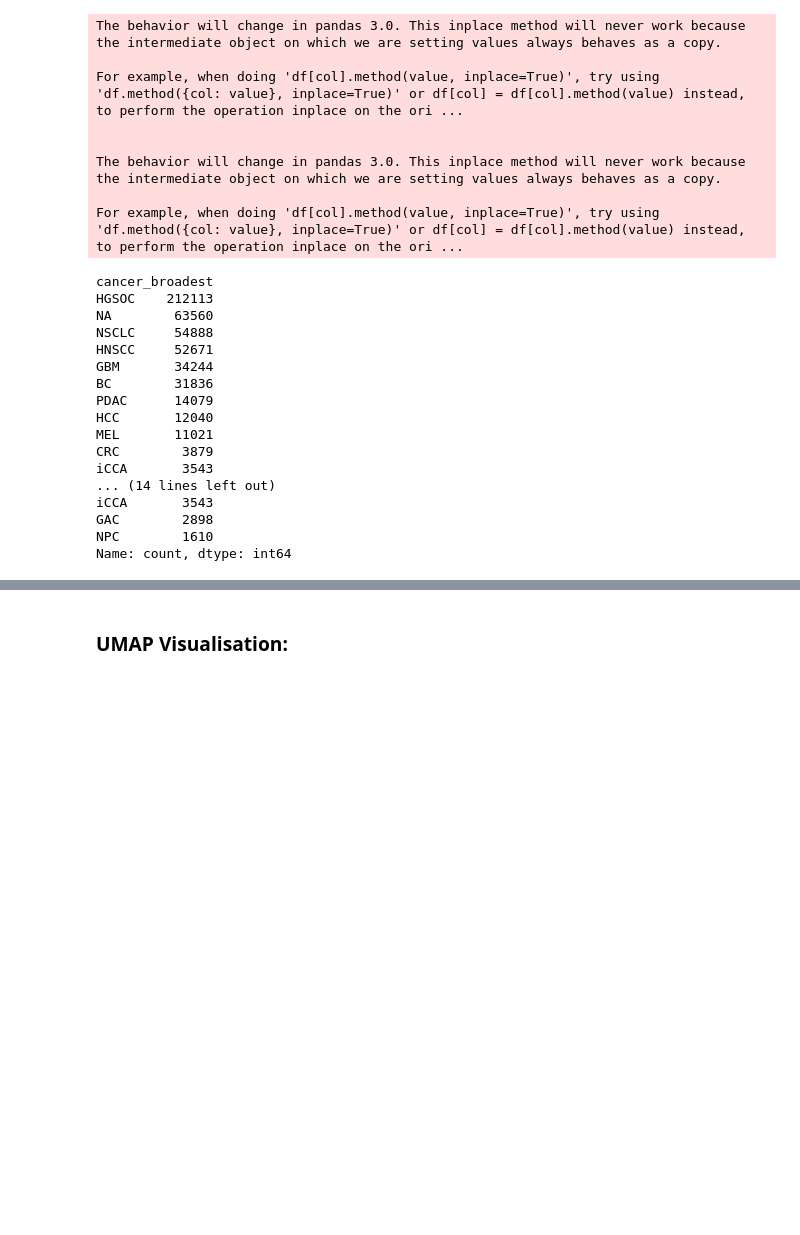
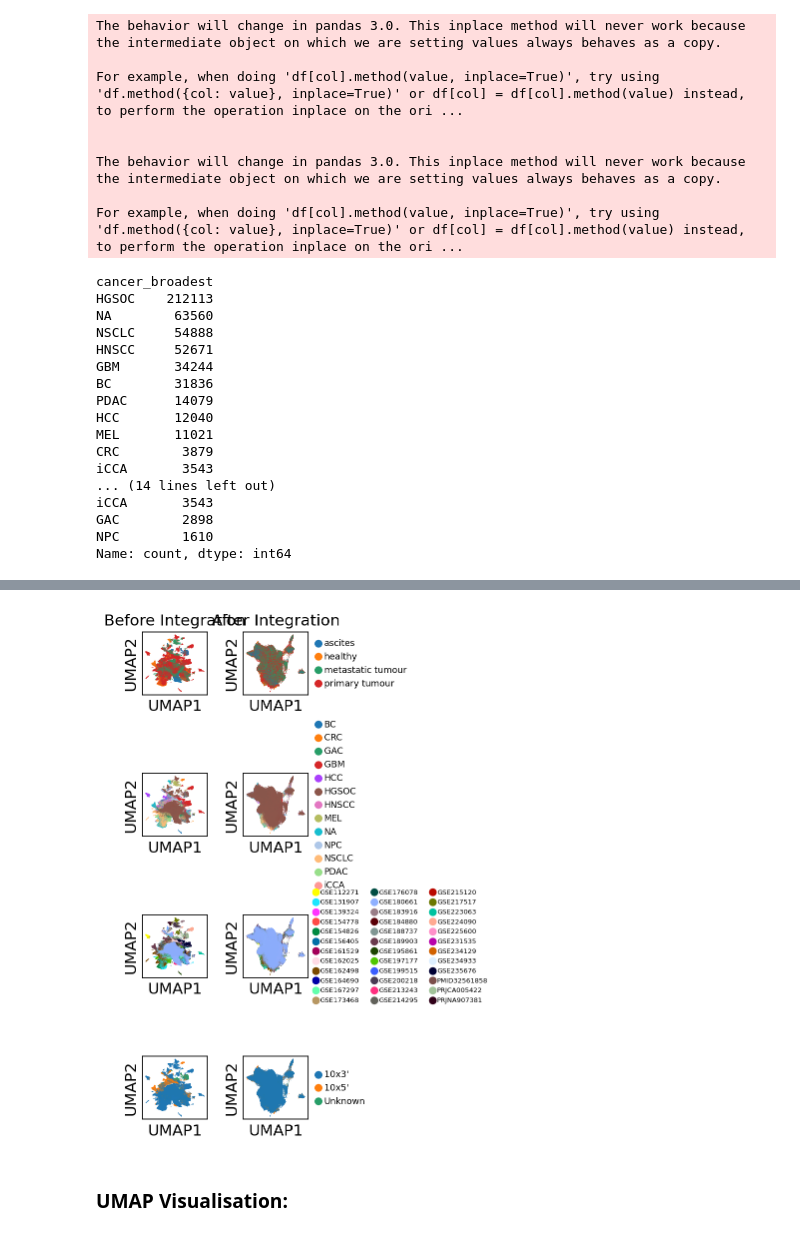
Before and after one commit to tuonglab/Nikita-project, a Jupyter notebook: notebooks/2024-11-08_Clean-data-integration-M2fig.ipynb, the cells around one changed output, grey strips where cells are left out. Drawn from its saved outputs; the diff is of its cells as text; code cells hidden in the pictures; blank space fills up the shorter version.

```diff
--- a/notebooks/2024-11-08_Clean-data-integration-M2fig.ipynb
+++ b/notebooks/2024-11-08_Clean-data-integration-M2fig.ipynb
@@ -188,6 +208,100 @@ Name: count, dtype: int64
 # %%
 del acral_post
 del acral_pre
+# %%
+#plotting cancer type, dataset, tech first to set colours
+
+fig, axes = plt.subplots(4, 2, figsize=(5, 7))  # Create a figure with 4 rows and 2 columns
+
+# sample type
+sc.pl.umap(
+    data_pre,
+    color=["sample_type_major2"],
+    ncols=1,
+    ax=axes[0,0],  # Plot top left
+    show=False,
+    legend_loc=None,  # Hide the legend
+    title="Before Integration"
+)
+
+sc.pl.umap(
+    data_post,
+    color=["sample_type_major2"],
+    ncols=1,
+    ax=axes[0,1],  # Plot top right
+    show=False,
+    legend_fontsize=8,
+    title="After Integration"
+)
+
+# cancer type
+sc.pl.umap(
+    data_pre,
+    color=["cancer_broadest"],
+    ncols=1,
+    ax=axes[1,0],
+    show=False,
+    legend_loc=None,  # Hide the legend
+    title=""
+)
+
+sc.pl.umap(
+    data_post,
+    color=["cancer_broadest"],
+    ncols=1,
+    ax=axes[1,1],
+    show=False,
+    legend_fontsize=8,
+    title=""
+)
+
+# dataset
+sc.pl.umap(
+    data_pre,
+    color=["dataset_id"],
+    ncols=1,
+    ax=axes[2,0],
+    show=False,
+    legend_loc=None,  # Hide the legend
+    title=""
+)
+
+sc.pl.umap(
+    data_post,
+    color=["dataset_id"],
+    ncols=1,
+    ax=axes[2,1],
+    show=False,
+    legend_fontsize=6,
+    title=""
+)
+
+# Tech
+sc.pl.umap(
+    data_pre,
+    color="Technology",
+    ncols=1,
+    ax=axes[3, 0],
+    show=False,
+    legend_loc=None,  # Hide the legend
+    title=""
+)
+
+sc.pl.umap(
+    data_post,
+    color="Technology",
+    ncols=1,
+    ax=axes[3, 1],
+    show=False,
+    legend_fontsize=8,
+    title=""
+)
+
+plt.tight_layout()  # Adjust layout to prevent overlap
+
+plt.show()
+# %% [output]
+[figure, added]
 # %% [markdown]
 ### UMAP Visualisation:
 # %%
```
Also changed, not shown: parts of 5 cells of this notebook.
